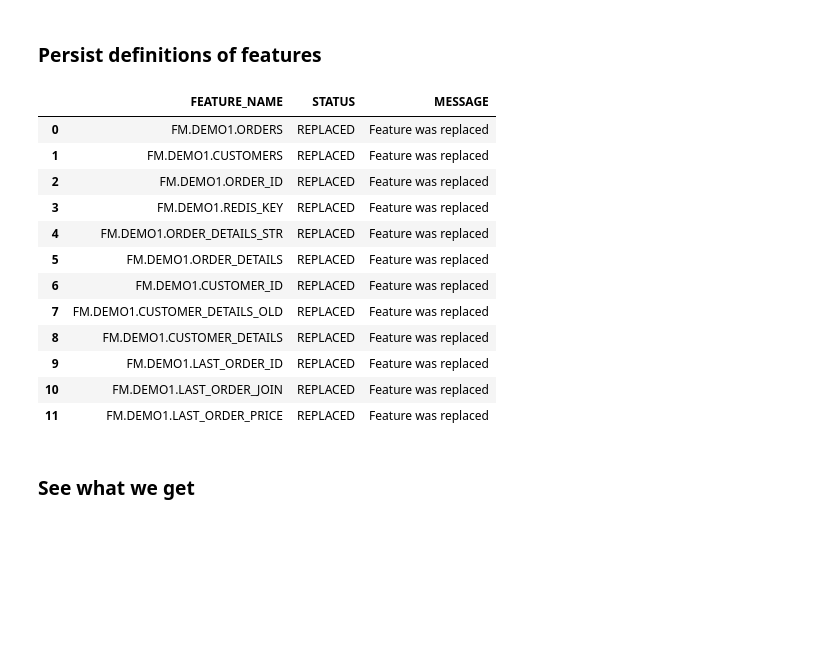
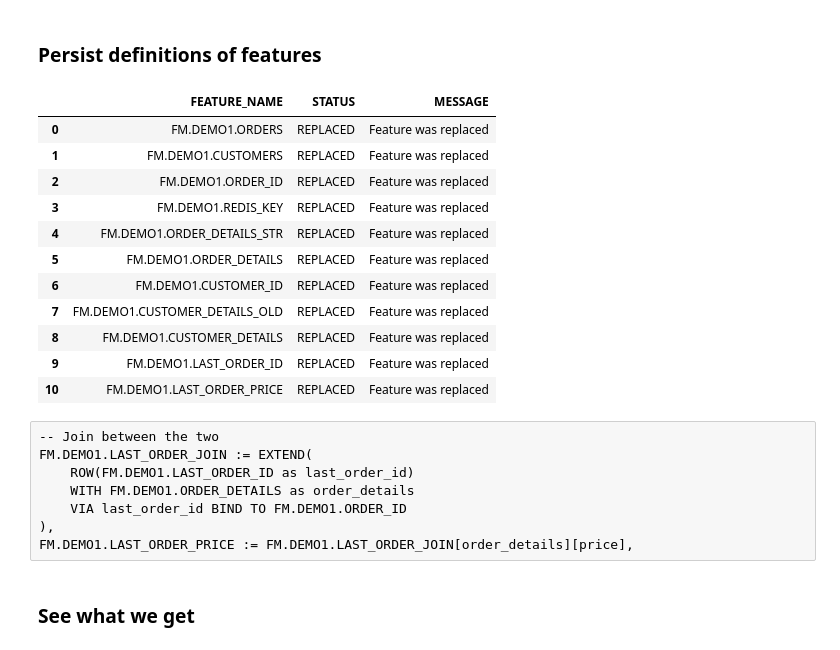
Before and after one commit to featuremesh/demos, a Jupyter notebook: jupyter/notebooks/demos/capabilities/online_federated_queries.ipynb, the cells around one changed output. Cells and saved outputs as stored; diff of their text form; code cells hidden in the pictures; blank space fills up the shorter version.

```diff
--- a/jupyter/notebooks/demos/capabilities/online_federated_queries.ipynb
+++ b/jupyter/notebooks/demos/capabilities/online_federated_queries.ipynb
@@ -616,47 +626,46 @@ SELECT
 
     -- The details on orders are in redis
     FM.DEMO1.ORDER_ID := INPUT(BIGINT#FM.DEMO1.ORDERS),
-    FM.DEMO1.REDIS_KEY := 'order:' || FM.DEMO1.ORDER_ID::VARCHAR,
+    FM.DEMO1.REDIS_KEY := 'order:' || UNSAFE_CAST(FM.DEMO1.ORDER_ID AS VARCHAR),
     FM.DEMO1.ORDER_DETAILS_STR := EXTERNAL_REDIS(KEY FM.DEMO1.REDIS_KEY FROM FM.DEMO1.REDIS_SRC),
     FM.DEMO1.ORDER_DETAILS := JSON_PARSE_AS(FM.DEMO1.ORDER_DETAILS_STR, TYPE 'ROW(order_id BIGINT, price FLOAT)'), -- VARCHAR TO ROW
 
     -- The details on customers are in postgres
     FM.DEMO1.CUSTOMER_ID := INPUT(BIGINT#CUSTOMERS),
     FM.DEMO1.CUSTOMER_DETAILS_OLD := EXTERNAL_VIEW(
         `SELECT customer_id, last_order_id FROM %FM.DEMO1.POSTGRES_CONN[customers_view]`
         ON `SELF.customer_id=%FM.DEMO1.CUSTOMER_ID`
         AS ROW(customer_id BIGINT, last_order_id BIGINT#FM.DEMO1.ORDERS)
     ),
     FM.DEMO1.CUSTOMER_DETAILS := EXTERNAL_COLUMNS(
-        customer_id BIGINT BOUND TO FM.DEMO1.CUSTOMER_ID,
+        customer_id BIGINT BIND TO FM.DEMO1.CUSTOMER_ID,
         last_order_id BIGINT#FM.DEMO1.ORDERS
         FROM VIEW(FM.DEMO1.POSTGRES_CONN[customers_view])
     ),
     FM.DEMO1.LAST_ORDER_ID := FM.DEMO1.CUSTOMER_DETAILS[last_order_id],
 
-    -- Join between the two
-    FM.DEMO1.LAST_ORDER_JOIN := EXTEND(
-        ROW(FM.DEMO1.LAST_ORDER_ID as last_order_id)
-        WITH FM.DEMO1.ORDER_DETAILS as order_details
-        VIA last_order_id BOUND TO FM.DEMO1.ORDER_ID -- TODO: Persistence without explicit binding raises an error
-    ),
-    FM.DEMO1.LAST_ORDER_PRICE := FM.DEMO1.LAST_ORDER_JOIN[order_details][price],
-
-    -- FM.DEMO1.LAST_ORDER_PRICE_R := (FM.DEMO1.LAST_ORDER_ID.RELATED(FM.DEMO1.ORDER_DETAILS))[price]  -- We cannot persist RELATED for now because of inference
+    FM.DEMO1.LAST_ORDER_PRICE := (FM.DEMO1.LAST_ORDER_ID.RELATED(FM.DEMO1.ORDER_DETAILS))[price]  -- We cannot persist RELATED for now because of inference
 # %% [output]
 |  | FEATURE_NAME | STATUS | MESSAGE |
 | 0 | FM.DEMO1.ORDERS | REPLACED | Feature was replaced |
 | 1 | FM.DEMO1.CUSTOMERS | REPLACED | Feature was replaced |
 | 2 | FM.DEMO1.ORDER_ID | REPLACED | Feature was replaced |
 | 3 | FM.DEMO1.REDIS_KEY | REPLACED | Feature was replaced |
 | 4 | FM.DEMO1.ORDER_DETAILS_STR | REPLACED | Feature was replaced |
 | 5 | FM.DEMO1.ORDER_DETAILS | REPLACED | Feature was replaced |
 | 6 | FM.DEMO1.CUSTOMER_ID | REPLACED | Feature was replaced |
 | 7 | FM.DEMO1.CUSTOMER_DETAILS_OLD | REPLACED | Feature was replaced |
 | 8 | FM.DEMO1.CUSTOMER_DETAILS | REPLACED | Feature was replaced |
 | 9 | FM.DEMO1.LAST_ORDER_ID | REPLACED | Feature was replaced |
-| 10 | FM.DEMO1.LAST_ORDER_JOIN | REPLACED | Feature was replaced |
-| 11 | FM.DEMO1.LAST_ORDER_PRICE | REPLACED | Feature was replaced |
+| 10 | FM.DEMO1.LAST_ORDER_PRICE | REPLACED | Feature was replaced |
+# %% [raw]
+-- Join between the two
+FM.DEMO1.LAST_ORDER_JOIN := EXTEND(
+    ROW(FM.DEMO1.LAST_ORDER_ID as last_order_id)
+    WITH FM.DEMO1.ORDER_DETAILS as order_details
+    VIA last_order_id BIND TO FM.DEMO1.ORDER_ID
+),
+FM.DEMO1.LAST_ORDER_PRICE := FM.DEMO1.LAST_ORDER_JOIN[order_details][price],
 # %% [markdown]
 ### See what we get
 # %% [markdown]
```
Also changed, not shown: parts of 8 cells of this notebook, 8 other files.
